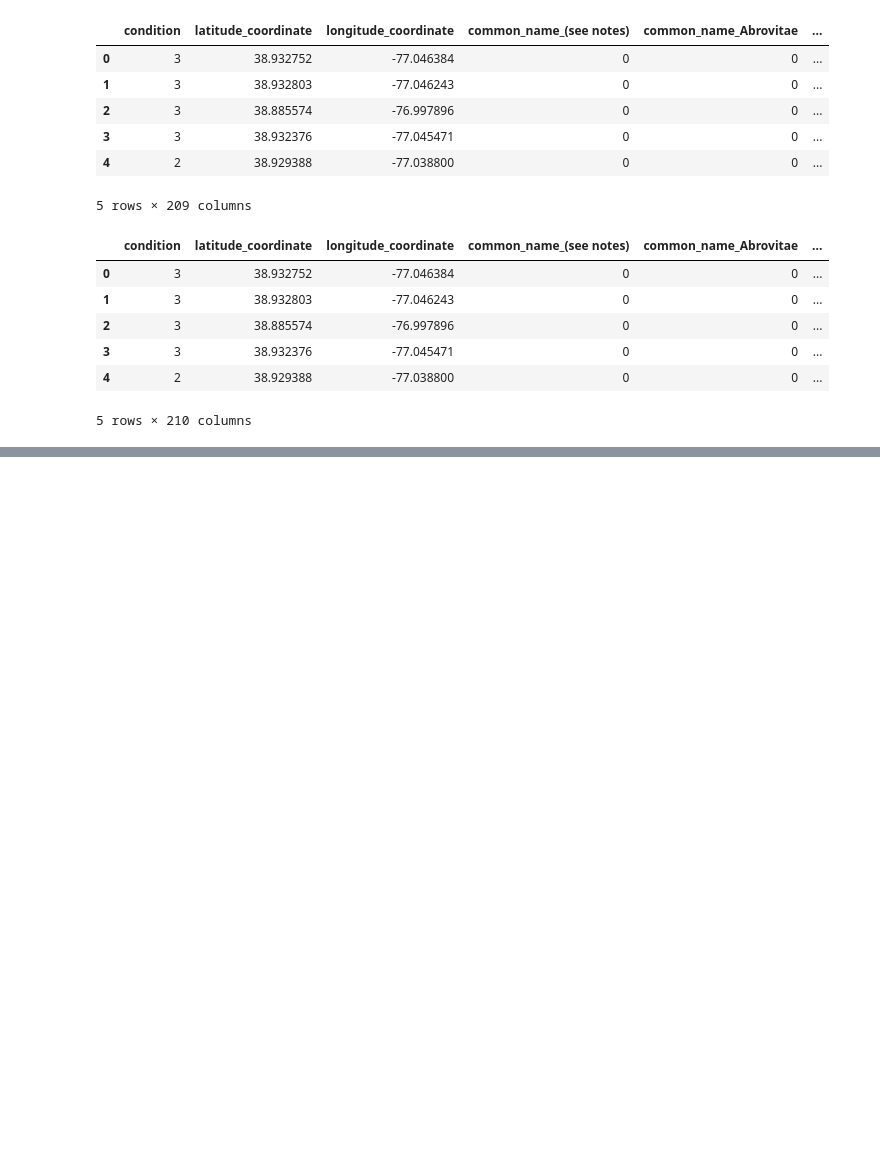
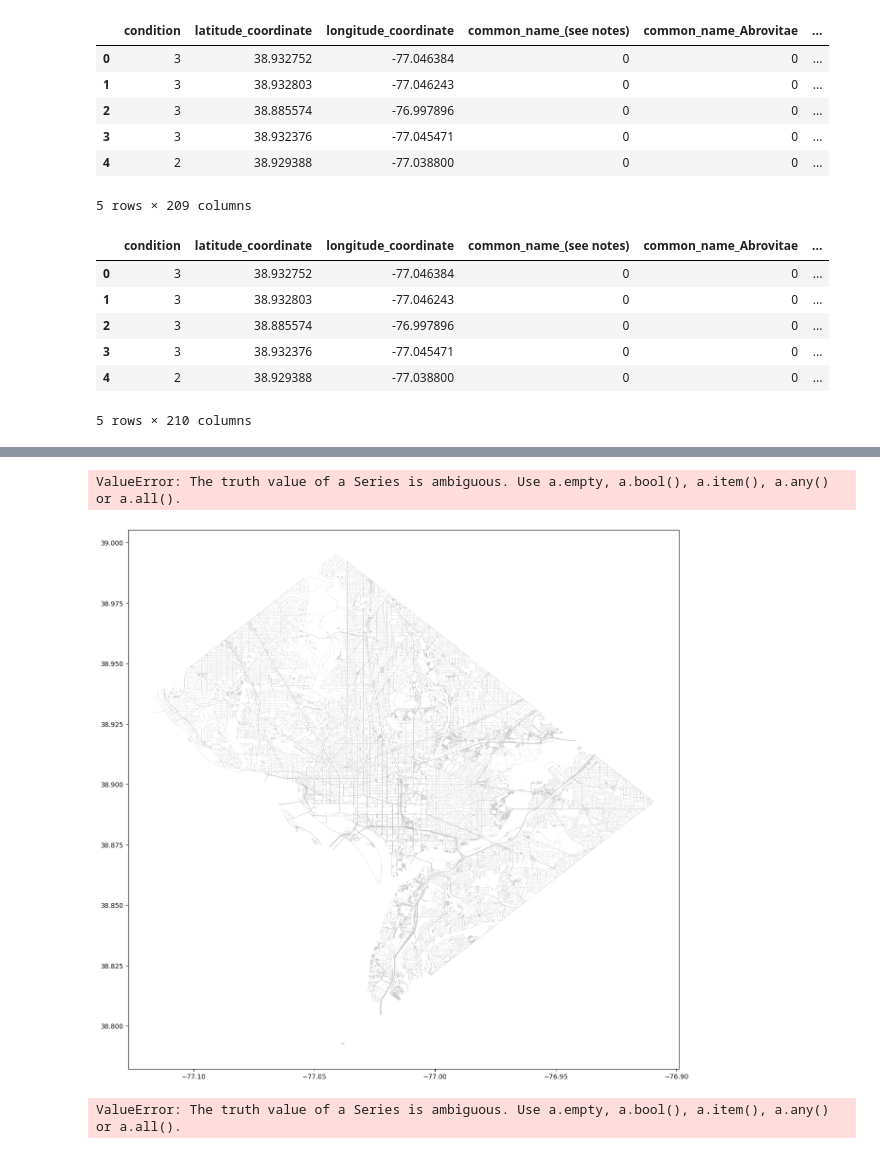
Before and after one commit to alexisf125/TreeData, a Jupyter notebook: plotting.ipynb, the cells around one changed output, grey strips where cells are left out. Saved outputs shown, nothing was run; the diff lists cells and outputs as text; code cells hidden in the pictures; blank space fills up the shorter version.

Commit message:
natural occuring

```diff
--- a/plotting.ipynb
+++ b/plotting.ipynb
@@ -94,0 +97,22 @@ plt.legend(prop={'size':15})
+# %%
+msize = 5
+fig, ax = plt.subplots(figsize=(15,15))
+street_map.plot(ax=ax, alpha=0.4, color='grey')
+geo_df[(geo_df['native_introduced'] == 1 and geo_df['native_naturally_occurring'] == 0)].plot(ax=ax,
+                                       markersize=msize,
+                                       color='red',
+                                    #    marker='o',
+                                       label='introduced')
+geo_df[geo_df['native_introduced'] == 0 and geo_df['native_naturally_occurring'] == 1].plot(ax=ax,
+                                       markersize=msize,
+                                       color='g',
+                                    #    marker='^',
+                                       label='naturally occuring')
+plt.legend(prop={'size':15})
+# %% [output]
+ValueError: The truth value of a Series is ambiguous. Use a.empty, a.bool(), a.item(), a.any() or a.all().
+[figure, added]
+# %%
+geo_df[geo_df['native_introduced'] == 1].all() and geo_df[geo_df['native_naturally_occurring'] == 0].all()
+# %% [output]
+ValueError: The truth value of a Series is ambiguous. Use a.empty, a.bool(), a.item(), a.any() or a.all().
```
Also changed, not shown: parts of 2 cells of this notebook.
